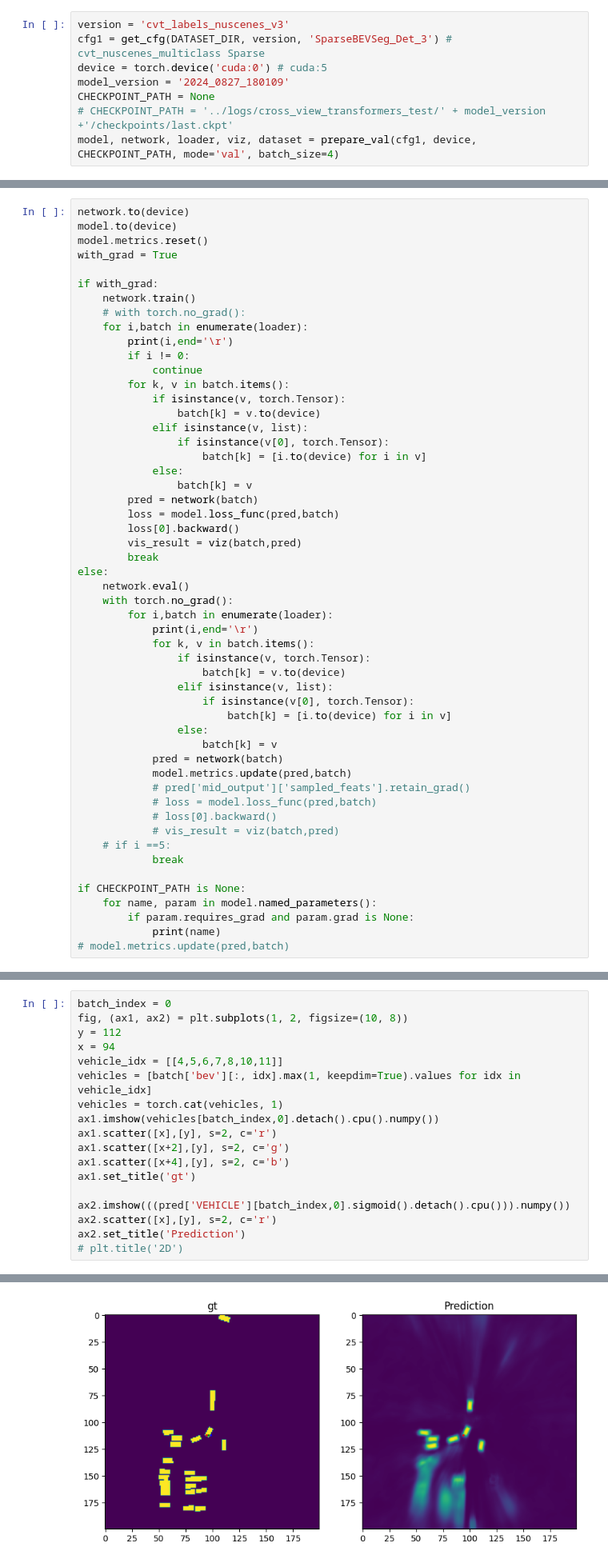
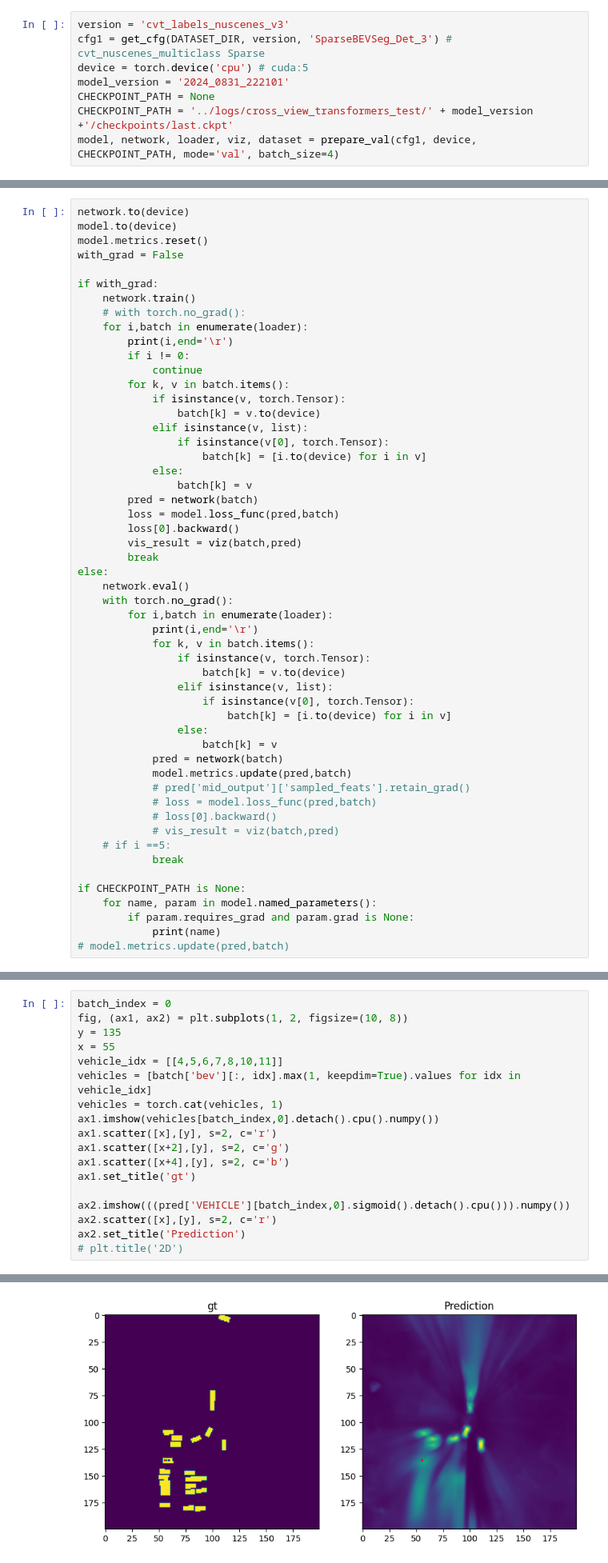
Before and after one commit to nargoo0328/cross_view_transformers, a Jupyter notebook: scripts/test_bug.ipynb, the cells around one changed output, grey strips where cells are left out. Shown at 80% size. Cells and saved outputs as stored; diff of their text form.

```diff
--- a/scripts/test_bug.ipynb
+++ b/scripts/test_bug.ipynb
@@ -22,10 +22,10 @@ torch.autograd.set_detect_anomaly(True)
 # %%
 version = 'cvt_labels_nuscenes_v3'
 cfg1 = get_cfg(DATASET_DIR, version, 'SparseBEVSeg_Det_3') # cvt_nuscenes_multiclass Sparse
-device = torch.device('cuda:0') # cuda:5
-model_version = '2024_0827_180109'
+device = torch.device('cpu') # cuda:5
+model_version = '2024_0831_222101'
 CHECKPOINT_PATH = None
-# CHECKPOINT_PATH = '../logs/cross_view_transformers_test/' + model_version +'/checkpoints/last.ckpt'
+CHECKPOINT_PATH = '../logs/cross_view_transformers_test/' + model_version +'/checkpoints/last.ckpt'
 model, network, loader, viz, dataset = prepare_val(cfg1, device, CHECKPOINT_PATH, mode='val', batch_size=4)
 # %% [output]
 The version_base parameter is not specified.
@@ -42,7 +43,7 @@ Dataset length: 6019
 network.to(device)
 model.to(device)
 model.metrics.reset()
-with_grad = True
+with_grad = False
 
 if with_grad:
     network.train()
@@ -111,22 +114,22 @@ for i in range(column):
 # %%
 batch_index = 0
 fig, (ax1, ax2) = plt.subplots(1, 2, figsize=(10, 8))
-y = 112
-x = 94
+y = 135
+x = 55
 vehicle_idx = [[4,5,6,7,8,10,11]]
 vehicles = [batch['bev'][:, idx].max(1, keepdim=True).values for idx in vehicle_idx]
 vehicles = torch.cat(vehicles, 1)
 ax1.imshow(vehicles[batch_index,0].detach().cpu().numpy())
 ax1.scatter([x],[y], s=2, c='r')
 ax1.scatter([x+2],[y], s=2, c='g')
 ax1.scatter([x+4],[y], s=2, c='b')
 ax1.set_title('gt')
 
 ax2.imshow(((pred['VEHICLE'][batch_index,0].sigmoid().detach().cpu())).numpy())
 ax2.scatter([x],[y], s=2, c='r')
 ax2.set_title('Prediction')
 # plt.title('2D')
 # %% [output]
 Text(0.5, 1.0, 'Prediction')
-[figure, old version]
+[figure, new version]
 # %%
```
Also changed, not shown: parts of 8 cells of this notebook, 4 other files.
